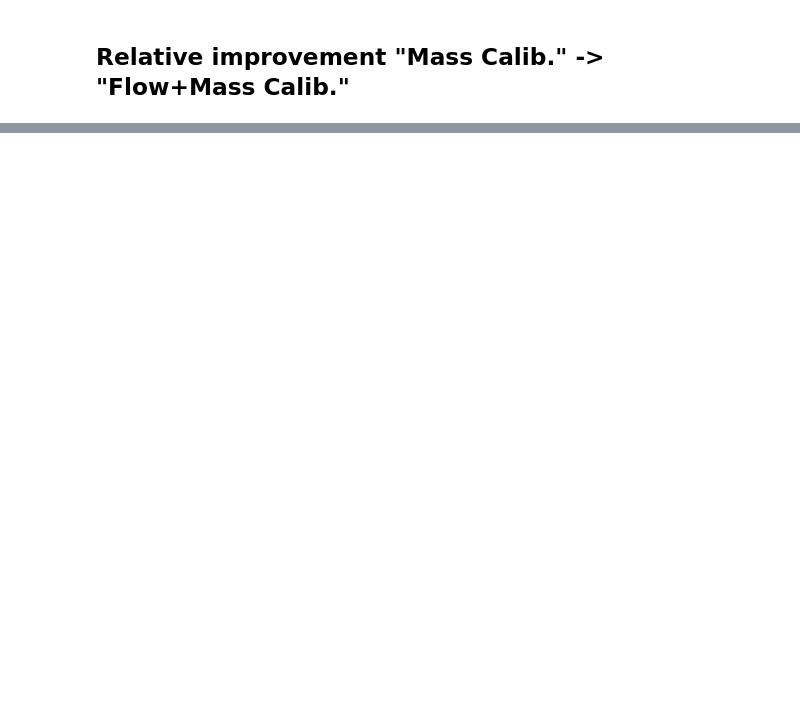
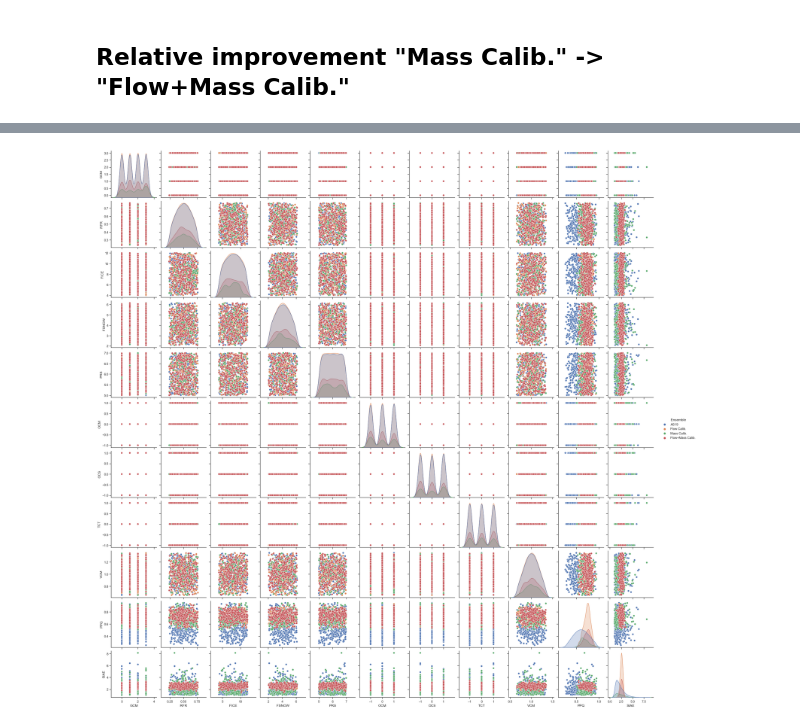
Before and after one commit to pism/pism-emulator, a Jupyter notebook: calibration/calibrate.ipynb, the cells around one changed output, grey strips where cells are left out. Cells and saved outputs as stored; diff of their text form; code cells hidden in the pictures; blank space fills up the shorter version.

```diff
--- a/calibration/calibrate.ipynb
+++ b/calibration/calibrate.ipynb
@@ -173,0 +307,5 @@ observed
+# %%
+sns.set_theme(style="ticks")
+f = sns.pairplot(all_2100_df[["GCM", "RFR", "FICE", "FSNOW", "PRS", "OCM", "OCS", "TCT", "VCM", "PPQ", "SIAE", "Ensemble"]], hue="Ensemble")
+# %% [output]
+[figure, added]
```
Also changed, not shown: parts of 14 cells of this notebook, 1 other file.
